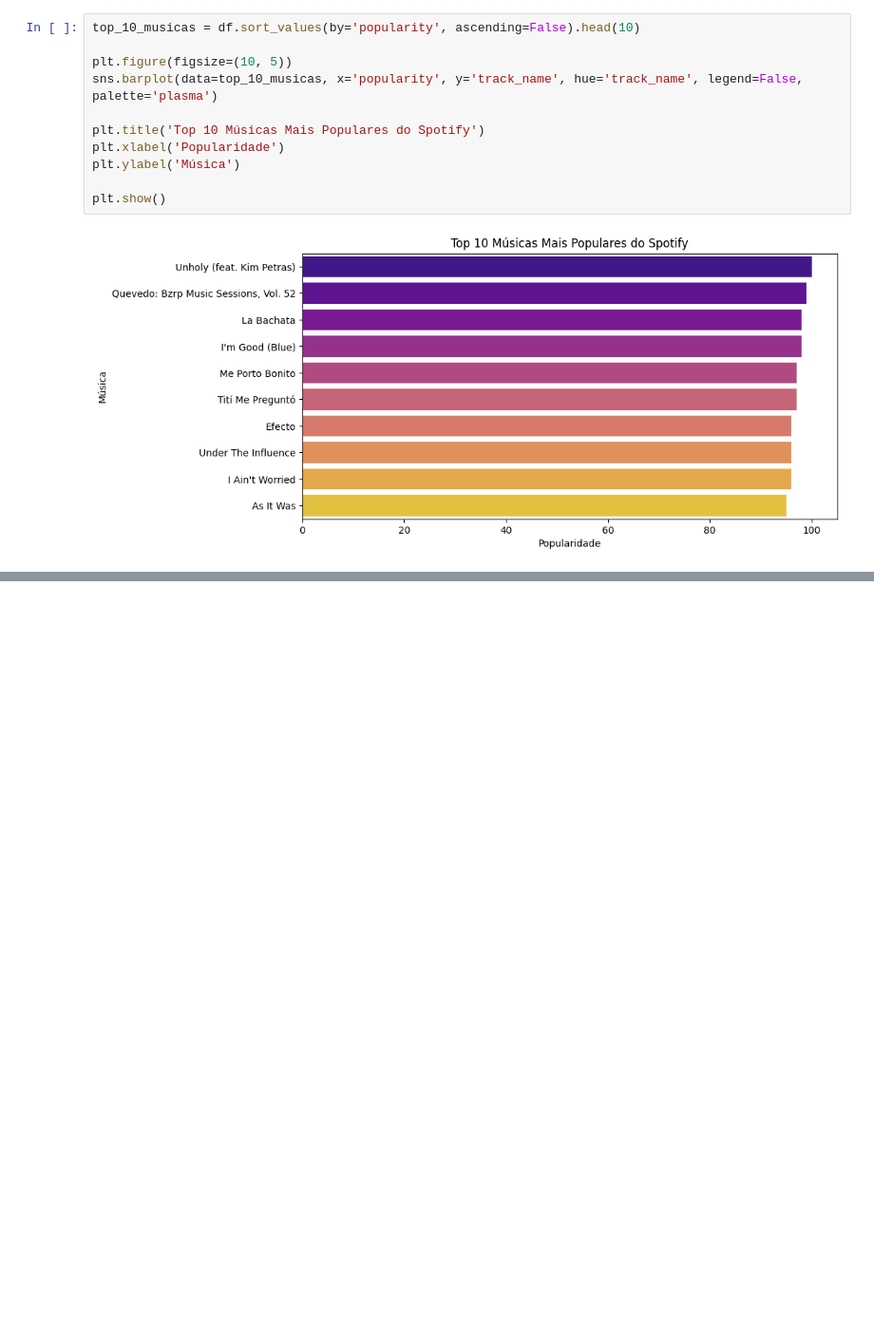
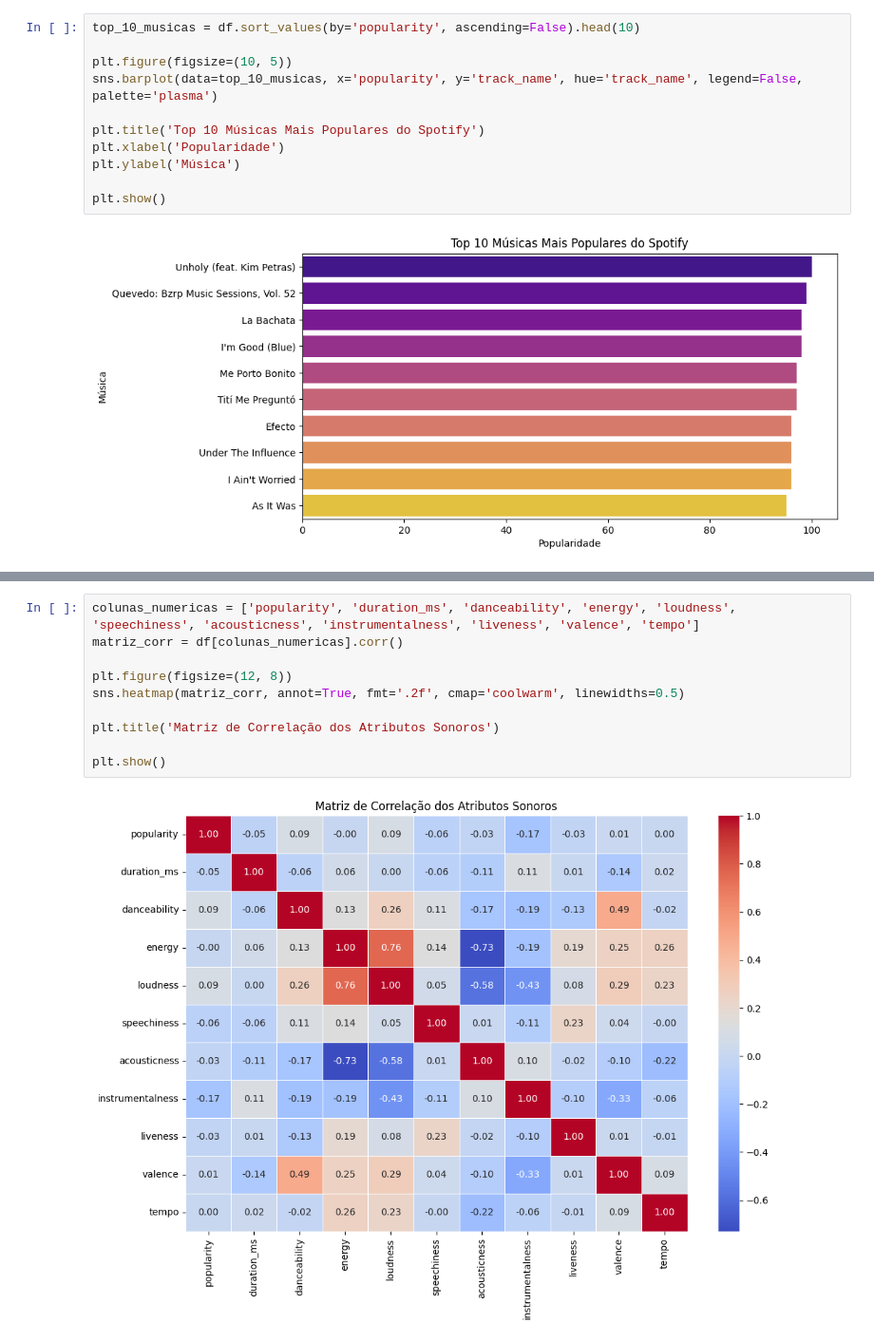
Before and after one commit to matheusphilip/machine-learning-spotify, a Jupyter notebook: spotify.ipynb, the cells around one changed output, grey strips where cells are left out. Shown at 95% size. Drawn from its saved outputs; the diff is of its cells as text; blank space fills up the shorter version.

Commit message:
Matriz de correlação e correções no código

```diff
--- a/spotify.ipynb
+++ b/spotify.ipynb
@@ -106,0 +103,12 @@ plt.show()
+# %%
+colunas_numericas = ['popularity', 'duration_ms', 'danceability', 'energy', 'loudness', 'speechiness', 'acousticness', 'instrumentalness', 'liveness', 'valence', 'tempo']
+matriz_corr = df[colunas_numericas].corr()
+
+plt.figure(figsize=(12, 8))
+sns.heatmap(matriz_corr, annot=True, fmt='.2f', cmap='coolwarm', linewidths=0.5)
+
+plt.title('Matriz de Correlação dos Atributos Sonoros')
+
+plt.show()
+# %% [output]
+[figure, added]
```
Also changed, not shown: parts of 5 cells of this notebook.
